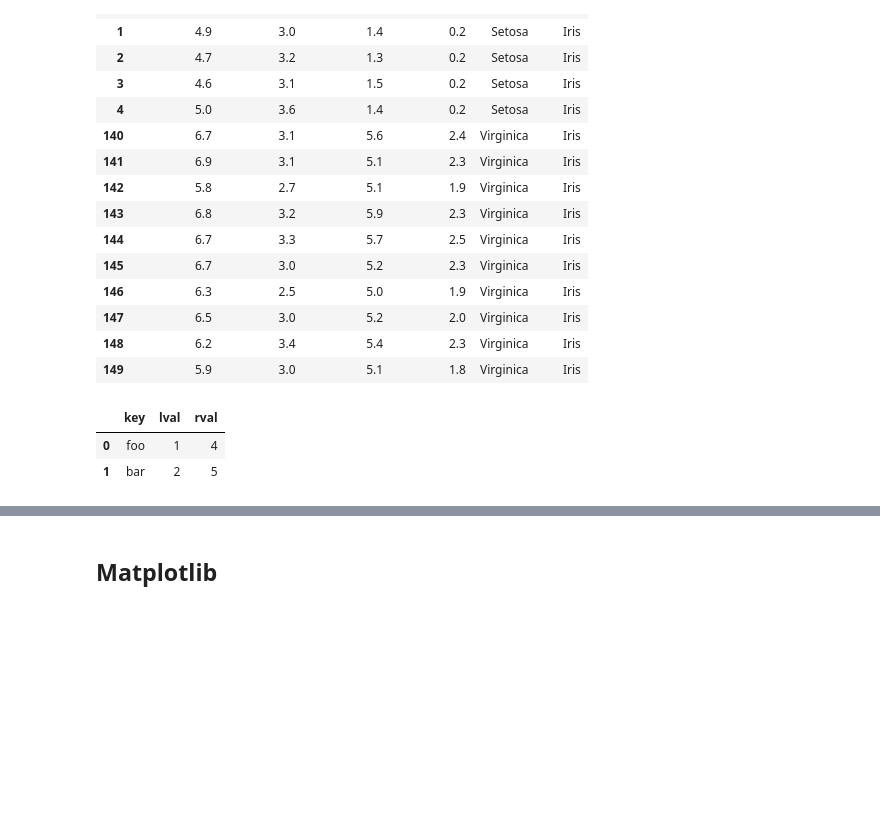
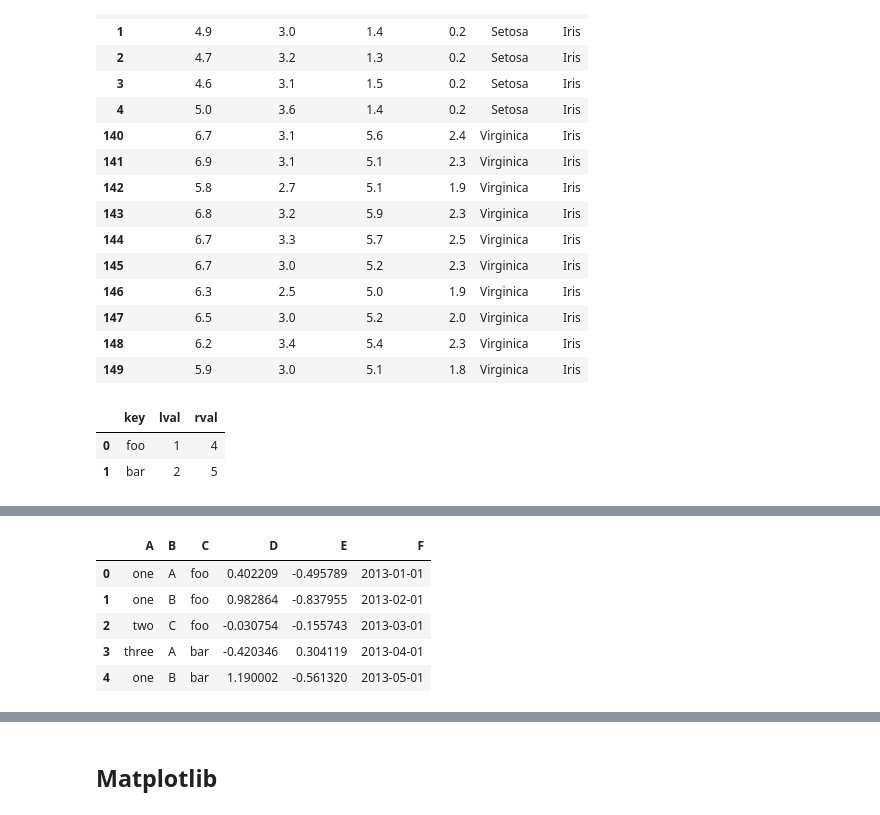
Before and after one commit to camillebeltran/Python-Packages-Intro, a Jupyter notebook: packages.ipynb, the cells around one changed output, grey strips where cells are left out. Cells and saved outputs as stored; diff of their text form; code cells hidden in the pictures; blank space fills up the shorter version.

```diff
--- a/packages.ipynb
+++ b/packages.ipynb
@@ -590,0 +657,17 @@ pd.merge(left, right, on='key') # simliar to SQL
+# %%
+import datetime
+df = pd.DataFrame({'A': ['one', 'one', 'two', 'three'] * 6,
+                   'B': ['A', 'B', 'C'] * 8,
+                   'C': ['foo', 'foo', 'foo', 'bar', 'bar', 'bar'] * 4,
+                   'D': np.random.randn(24),
+                   'E': np.random.randn(24),
+                   'F': [datetime.datetime(2013, i, 1) for i in range(1, 13)]
+                   + [datetime.datetime(2013, i, 15) for i in range(1, 13)]})
+df.head()
+# %% [output]
+|  | A | B | C | D | E | F |
+| 0 | one | A | foo | 0.402209 | -0.495789 | 2013-01-01 |
+| 1 | one | B | foo | 0.982864 | -0.837955 | 2013-02-01 |
+| 2 | two | C | foo | -0.030754 | -0.155743 | 2013-03-01 |
+| 3 | three | A | bar | -0.420346 | 0.304119 | 2013-04-01 |
+| 4 | one | B | bar | 1.190002 | -0.561320 | 2013-05-01 |
```
Also changed, not shown: parts of 35 cells of this notebook, 1 other file.
